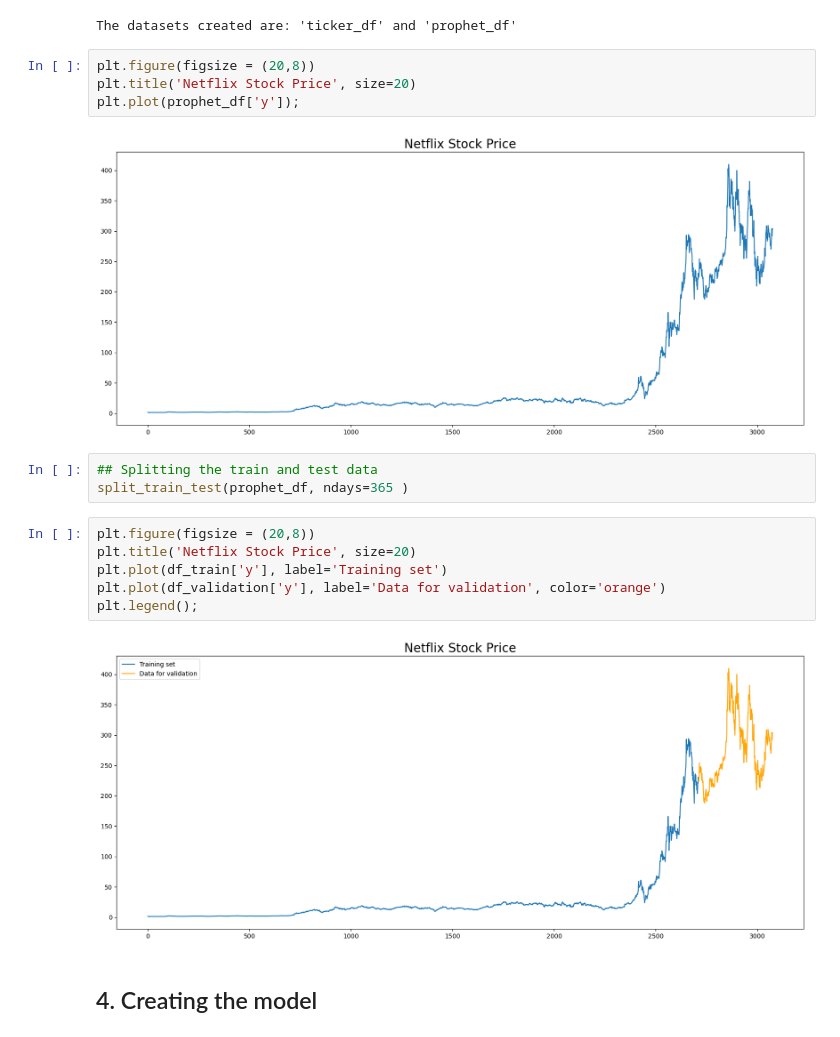
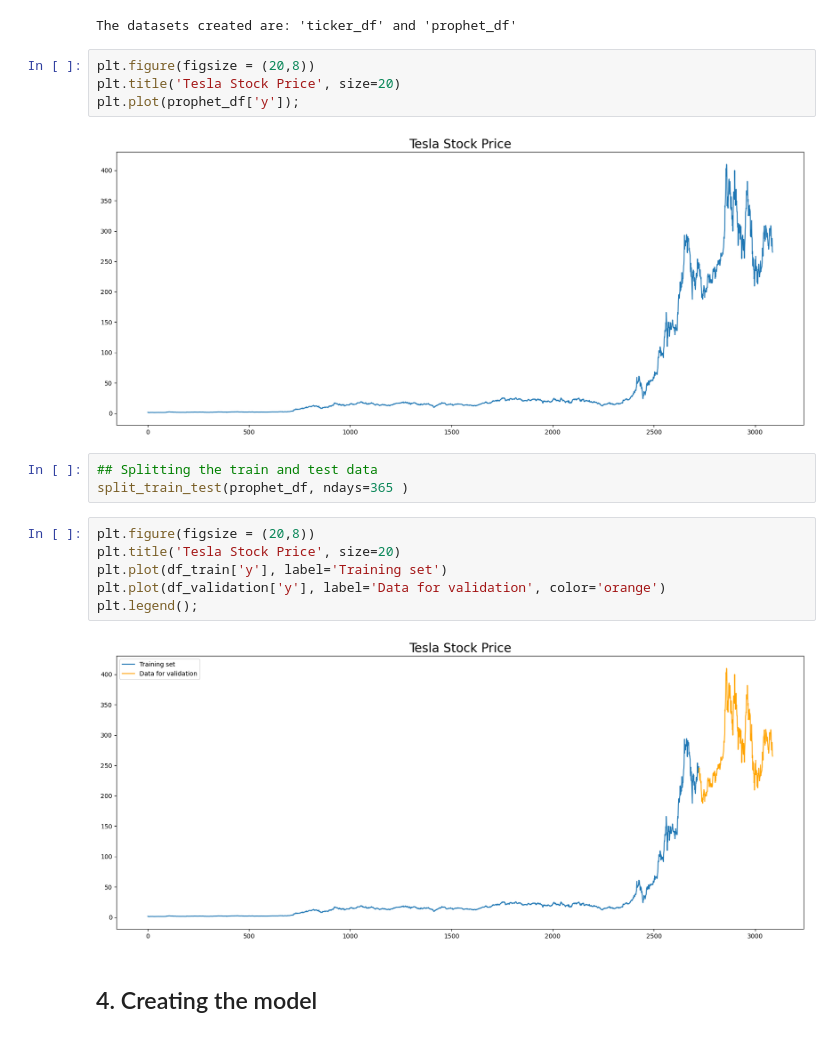
Before and after one commit to gbrlazvd/predict_fbprophet, a Jupyter notebook: predict_fbprophet.ipynb, the cells around one changed output. Cells and saved outputs as stored; diff of their text form.

Commit message:
preditc_fbprophet.ipyn updated - changed stock name in charts

```diff
--- a/predict_fbprophet.ipynb
+++ b/predict_fbprophet.ipynb
@@ -58,21 +58,21 @@ get_yf_data('TSLA', period='max')
 The datasets created are: 'ticker_df' and 'prophet_df'
 # %%
 plt.figure(figsize = (20,8))
-plt.title('Netflix Stock Price', size=20)
+plt.title('Tesla Stock Price', size=20)
 plt.plot(prophet_df['y']);
 # %% [output]
-[figure, old version]
+[figure, new version]
 # %%
 ## Splitting the train and test data
 split_train_test(prophet_df, ndays=365 )
 # %%
 plt.figure(figsize = (20,8))
-plt.title('Netflix Stock Price', size=20)
+plt.title('Tesla Stock Price', size=20)
 plt.plot(df_train['y'], label='Training set')
 plt.plot(df_validation['y'], label='Data for validation', color='orange')
 plt.legend();
 # %% [output]
-[figure, old version]
+[figure, new version]
 # %% [markdown]
 ## 4. Creating the model
 # %%
```
Also changed, not shown: parts of 2 cells of this notebook.
